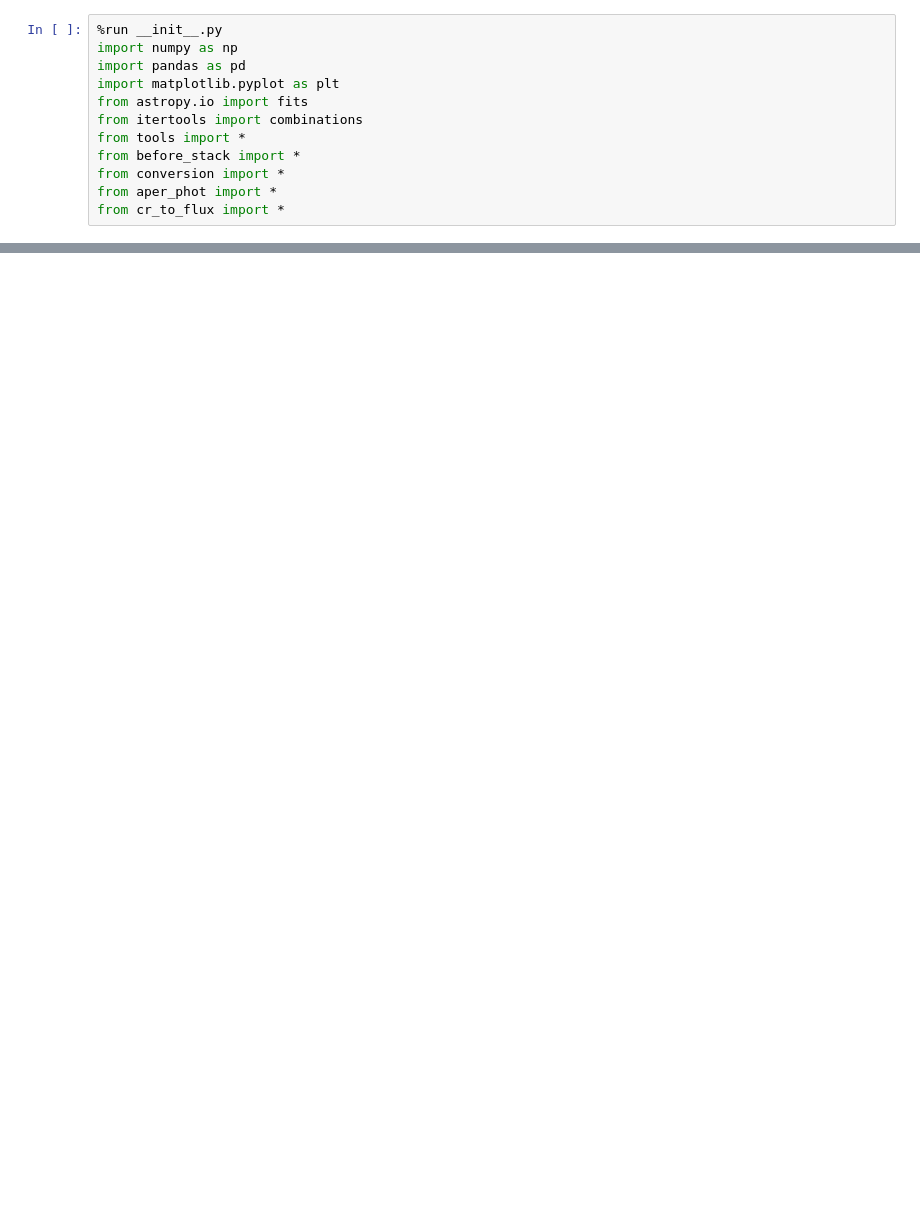
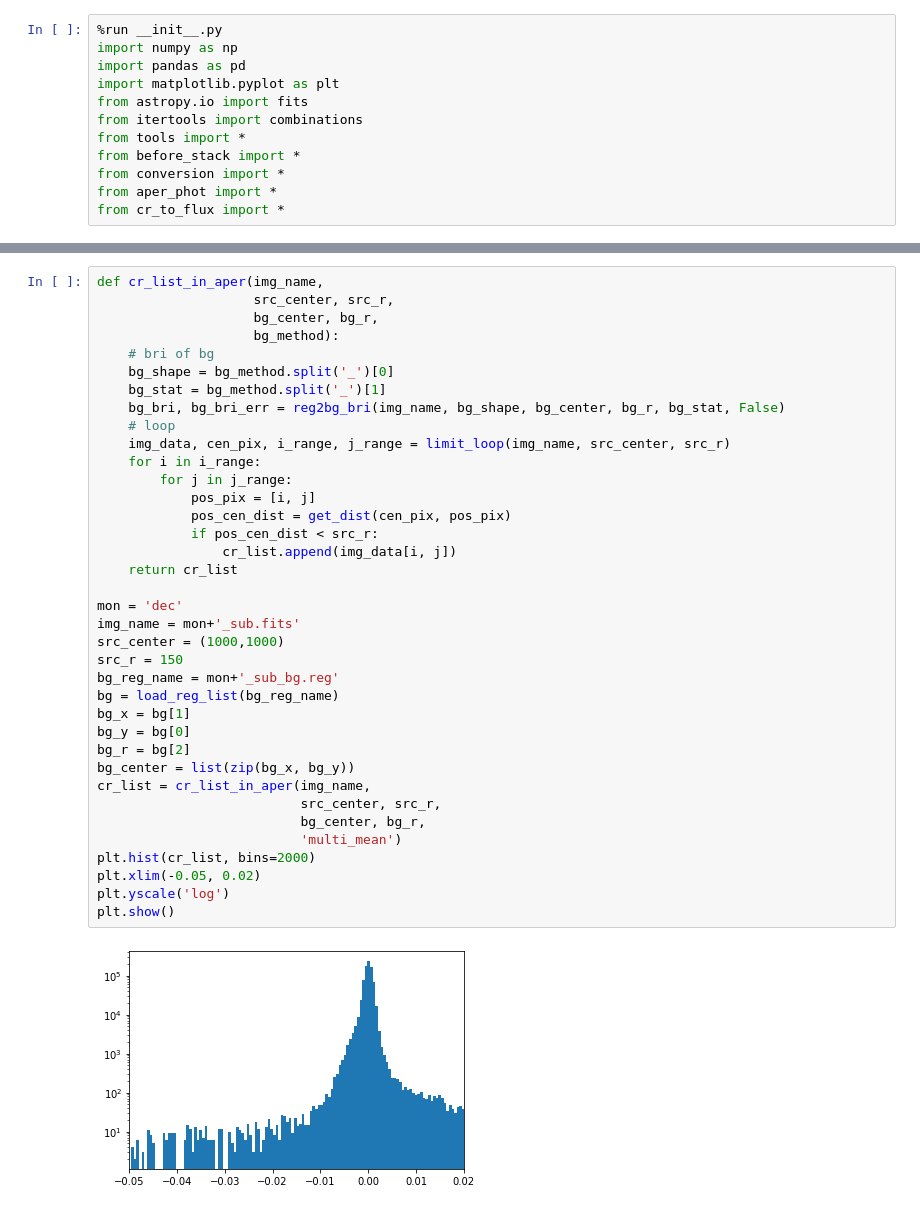
Before and after one commit to zexixing/SwiftUVOT-Data-Analysing, a Jupyter notebook: note/sub_phot.ipynb, the cells around one changed output, grey strips where cells are left out. Drawn from its saved outputs; the diff is of its cells as text; blank space fills up the shorter version.

```diff
--- a/note/sub_phot.ipynb
+++ b/note/sub_phot.ipynb
@@ -35,0 +374,39 @@ fits_sub('dec_stack_uw1.fits', 'dec_stack_uvv.fits', 'dec')
+# %%
+def cr_list_in_aper(img_name,
+                    src_center, src_r,
+                    bg_center, bg_r,
+                    bg_method):
+    # bri of bg
+    bg_shape = bg_method.split('_')[0]
+    bg_stat = bg_method.split('_')[1]
+    bg_bri, bg_bri_err = reg2bg_bri(img_name, bg_shape, bg_center, bg_r, bg_stat, False)
+    # loop
+    img_data, cen_pix, i_range, j_range = limit_loop(img_name, src_center, src_r)
+    for i in i_range:
+        for j in j_range:
+            pos_pix = [i, j]
+            pos_cen_dist = get_dist(cen_pix, pos_pix)
+            if pos_cen_dist < src_r:
+                cr_list.append(img_data[i, j])
+    return cr_list
+
+mon = 'dec'
+img_name = mon+'_sub.fits'
+src_center = (1000,1000)
+src_r = 150
+bg_reg_name = mon+'_sub_bg.reg'
+bg = load_reg_list(bg_reg_name)
+bg_x = bg[1]
+bg_y = bg[0]
+bg_r = bg[2]
+bg_center = list(zip(bg_x, bg_y))
+cr_list = cr_list_in_aper(img_name,
+                          src_center, src_r,
+                          bg_center, bg_r,
+                          'multi_mean')
+plt.hist(cr_list, bins=2000)
+plt.xlim(-0.05, 0.02)
+plt.yscale('log')
+plt.show()
+# %% [output]
+[figure, added]
```
Also changed, not shown: parts of 11 cells of this notebook, 24 other files.
